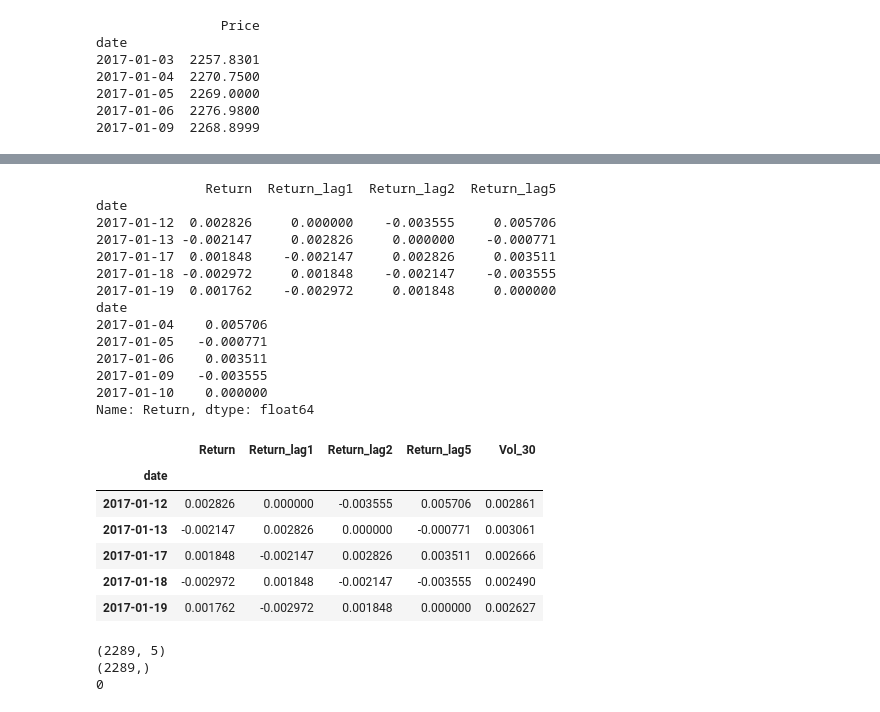
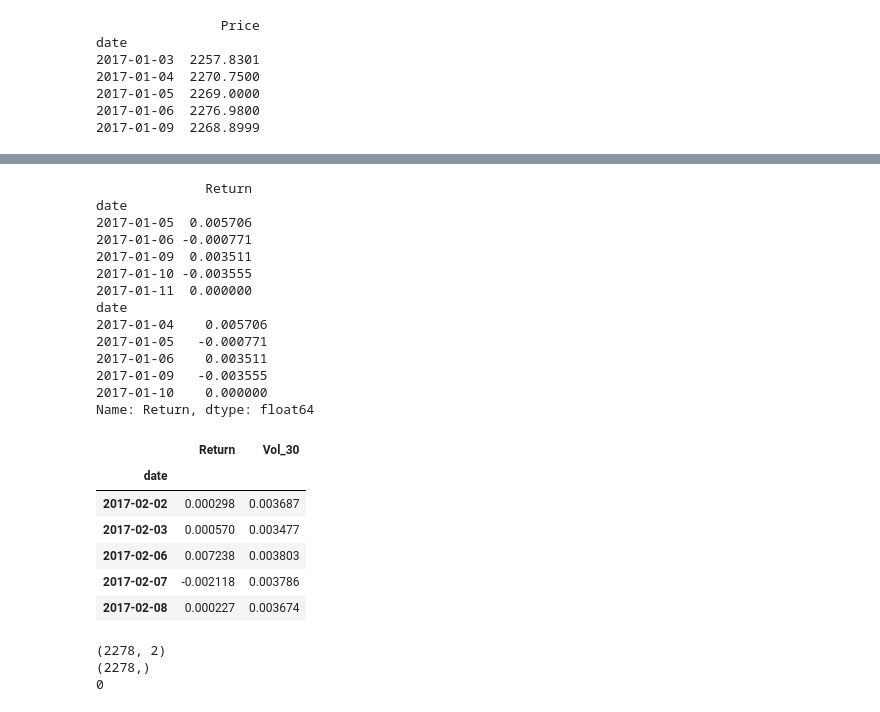
Before and after one commit to pe5kataa/sentiment-enhanced-risk-engine, a Jupyter notebook: sentiment-enhanced-risk-engine/notebooks/01_baseline_var_es.ipynb, the cells around one changed output, grey strips where cells are left out. Saved outputs shown, nothing was run; the diff lists cells and outputs as text; code cells hidden in the pictures.

```diff
--- a/sentiment-enhanced-risk-engine/notebooks/01_baseline_var_es.ipynb
+++ b/sentiment-enhanced-risk-engine/notebooks/01_baseline_var_es.ipynb
@@ -92,7 +90,7 @@ plt.show
 # %%
 y = prices_sp500['Return']
 X = prices_sp500[['Return']].shift(1)
-lags = [1,2,5]
+lags = []
 for lag in lags:
     X[f"Return_lag{lag}"] = X["Return"].shift(lag)
 
@@ -100,13 +98,13 @@ X = X.dropna()
 print(X.head())
 print(y.head())
 # %% [output]
-              Return  Return_lag1  Return_lag2  Return_lag5
+              Return
 date
-2017-01-12  0.002826     0.000000    -0.003555     0.005706
-2017-01-13 -0.002147     0.002826     0.000000    -0.000771
-2017-01-17  0.001848    -0.002147     0.002826     0.003511
-2017-01-18 -0.002972     0.001848    -0.002147    -0.003555
-2017-01-19  0.001762    -0.002972     0.001848     0.000000
+2017-01-05  0.005706
+2017-01-06 -0.000771
+2017-01-09  0.003511
+2017-01-10 -0.003555
+2017-01-11  0.000000
 date
 2017-01-04    0.005706
 2017-01-05   -0.000771
@@ -117,23 +115,23 @@ Name: Return, dtype: float64
 # %%
 #Adding Volatility Feature
 #Shift by 1, so Return at t is not included in the Vol calculation at Time t
-prices_sp500['Vol_30'] = prices_sp500['Return'].rolling(5).std().shift(1)
+prices_sp500['Vol_30'] = prices_sp500['Return'].rolling(20).std().shift(1)
 prices_sp500 = prices_sp500.dropna()
 
 #Add Volatility to Training Data
 X['Vol_30'] = prices_sp500['Vol_30']
 X = X.dropna()
 y = y.reindex(X.index)
 
 X.head()
 # %% [output]
-|  | Return | Return_lag1 | Return_lag2 | Return_lag5 | Vol_30 |
-| date |  |  |  |  |  |
-| 2017-01-12 | 0.002826 | 0.000000 | -0.003555 | 0.005706 | 0.002861 |
-| 2017-01-13 | -0.002147 | 0.002826 | 0.000000 | -0.000771 | 0.003061 |
-| 2017-01-17 | 0.001848 | -0.002147 | 0.002826 | 0.003511 | 0.002666 |
-| 2017-01-18 | -0.002972 | 0.001848 | -0.002147 | -0.003555 | 0.002490 |
-| 2017-01-19 | 0.001762 | -0.002972 | 0.001848 | 0.000000 | 0.002627 |
+|  | Return | Vol_30 |
+| date |  |  |
+| 2017-02-02 | 0.000298 | 0.003687 |
+| 2017-02-03 | 0.000570 | 0.003477 |
+| 2017-02-06 | 0.007238 | 0.003803 |
+| 2017-02-07 | -0.002118 | 0.003786 |
+| 2017-02-08 | 0.000227 | 0.003674 |
 # %%
 from ngboost import NGBoost
 from ngboost.distns import T
@@ -147,8 +145,8 @@ print(y.shape)
 
 print(y.isna().sum())
 # %% [output]
-(2289, 5)
-(2289,)
+(2278, 2)
+(2278,)
 0
 # %%
 def run_expanding_backtest_ngboost(X, y, start_test_idx, var_levels, es_mc_samples):
```
Also changed, not shown: parts of 13 cells of this notebook, 3 other files.
